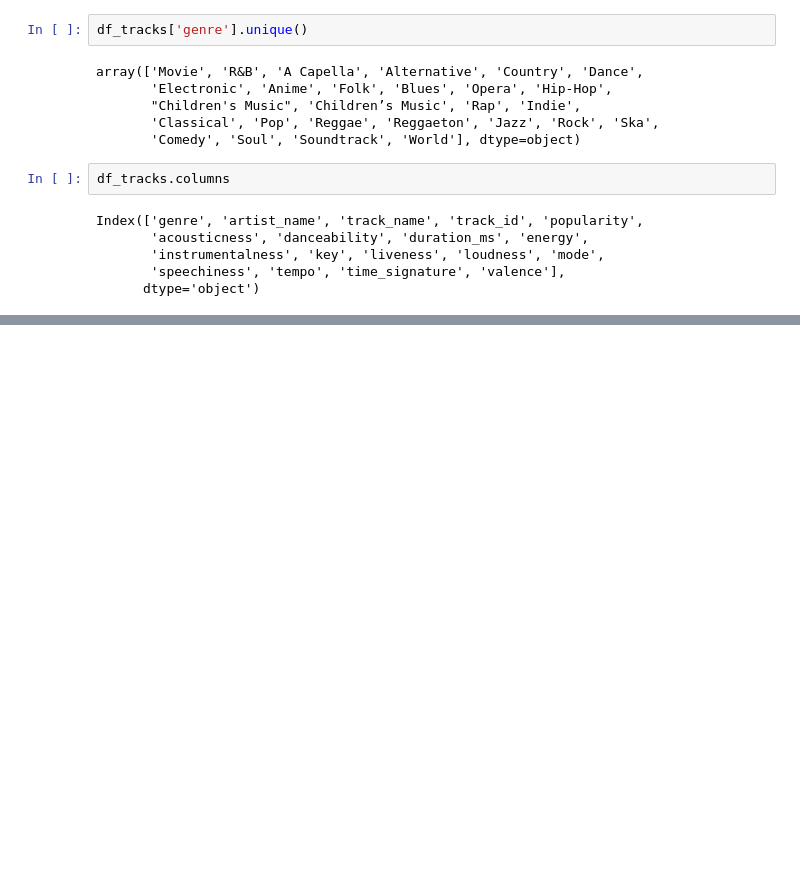
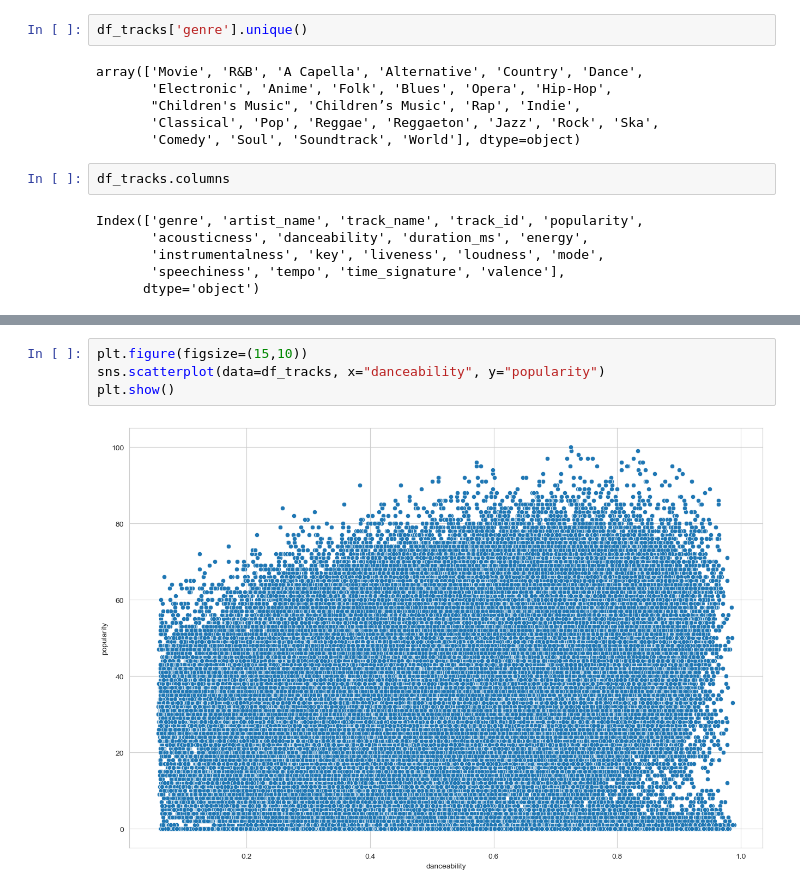
Before and after one commit to xxashwoodxx/spotify, a Jupyter notebook: Spotify-Analysis.ipynb, the cells around one changed output, grey strips where cells are left out. Saved outputs shown, nothing was run; the diff lists cells and outputs as text; blank space fills up the shorter version.

```diff
--- a/Spotify-Analysis.ipynb
+++ b/Spotify-Analysis.ipynb
@@ -185,0 +242,6 @@ plt.show()
+# %%
+plt.figure(figsize=(15,10))
+sns.scatterplot(data=df_tracks, x="danceability", y="popularity")
+plt.show()
+# %% [output]
+[figure, added]
```
Also changed, not shown: parts of 28 cells of this notebook.
